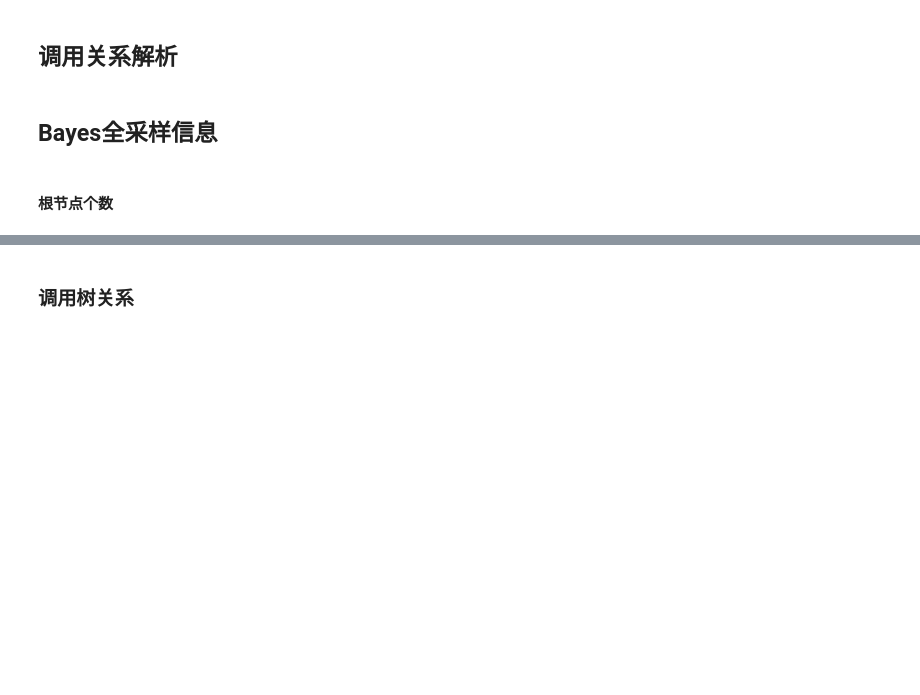
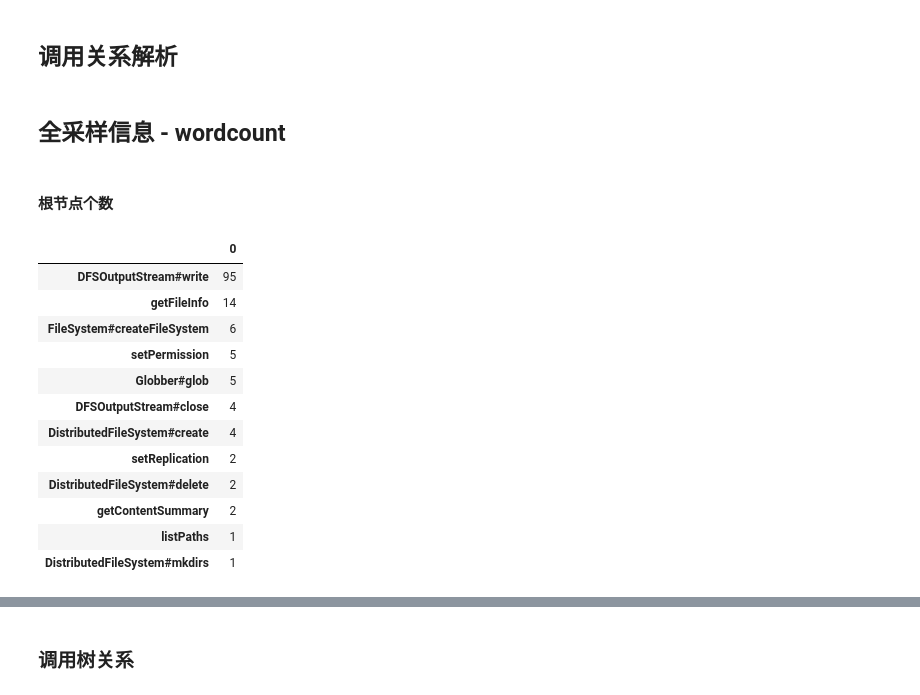
Before and after one commit to Ding-Flash/incubator-retired-htrace, a Jupyter notebook: 分析调用关系.ipynb, the cells around one changed output, grey strips where cells are left out. Drawn from its saved outputs; the diff is of its cells as text; code cells hidden in the pictures; blank space fills up the shorter version.

```diff
--- a/分析调用关系.ipynb
+++ b/分析调用关系.ipynb
@@ -114,2 +10,0 @@ func_info['child'] = child
-# %% [markdown]
-## Bayes全采样信息
@@ -120,3 +14,26 @@ root_info = se.value_counts()
+# %% [markdown]
+## 全采样信息 - wordcount
 # %% [markdown]
 #### 根节点个数
+# %%
+rootName = [wordcount.nodes[h]['name'] for h in wordcount.call]
+se = pd.Series(rootName)
+root_info = se.value_counts()
+index = [i for i in root_info.index]
+data = [i for i in root_info]
+root_info.to_frame()
+# %% [output]
+|  | 0 |
+| DFSOutputStream#write | 95 |
+| getFileInfo | 14 |
+| FileSystem#createFileSystem | 6 |
+| setPermission | 5 |
+| Globber#glob | 5 |
+| DFSOutputStream#close | 4 |
+| DistributedFileSystem#create | 4 |
+| setReplication | 2 |
+| DistributedFileSystem#delete | 2 |
+| getContentSummary | 2 |
+| listPaths | 1 |
+| DistributedFileSystem#mkdirs | 1 |
 # %%
```
Also changed, not shown: parts of 28 cells of this notebook, 3 other files.
